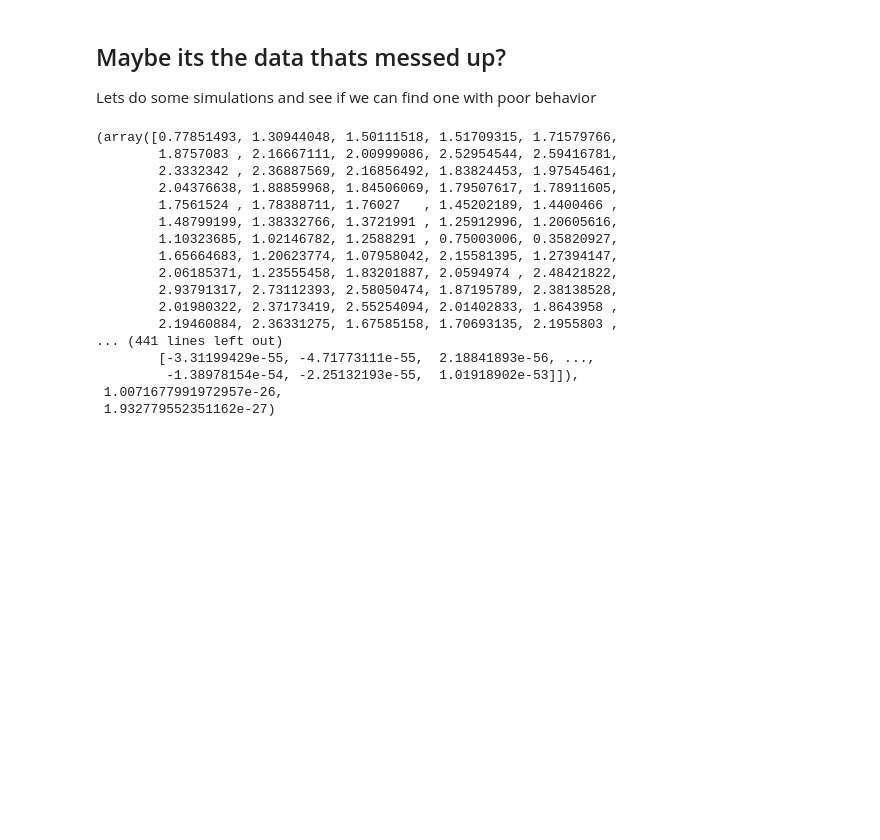
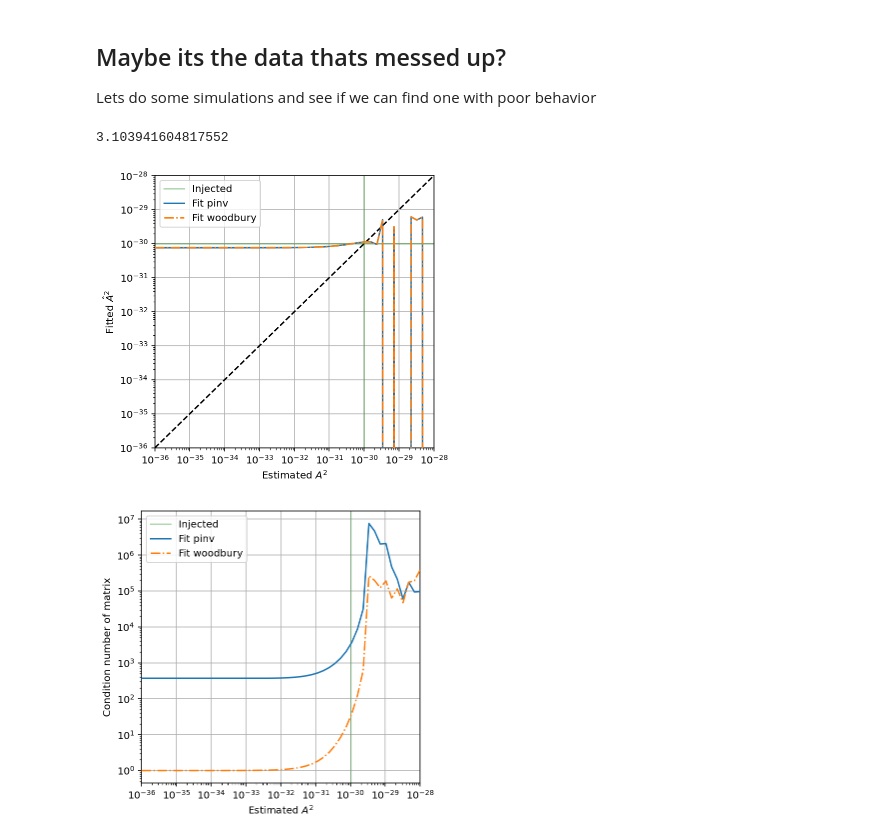
Before and after one commit to GersbachKa/defiant, a Jupyter notebook: notebooks/fixing_numerical_instability.ipynb, the cells around one changed output. Drawn from its saved outputs; the diff is of its cells as text; code cells hidden in the pictures; blank space fills up the shorter version.

```diff
--- a/notebooks/fixing_numerical_instability.ipynb
+++ b/notebooks/fixing_numerical_instability.ipynb
@@ -272,29 +272,14 @@ plt.show()
 
 Lets do some simulations and see if we can find one with poor behavior
 # %%
-# Higher amplitude is more likely to cause stability issues
-psrs,inj_params = mdc1_utils.create_MDC1_like_psrs(gwb_amplitude=1e-13,seed=1232)
+# Higher amplitude is more likely to cause stability issues: 1986
+psrs,inj_params = mdc1_utils.create_MDC1_like_psrs(gwb_amplitude=1e-15,seed=10384,toaerr=0.1)
 
 pta = mdc1_utils.create_MDC1_PTA(psrs)
 
 OS_obj = OptimalStatistic(psrs,pta,'gw')
+
+a2,a2s = OS_obj.compute_OS(inj_params,return_pair_vals=False,pair_covariance=False)
+print(a2/a2s)
+# %% [output]
+3.103941604817552
-# %%
-OS_obj.compute_OS(params=inj_params)
-# %% [output]
-(array([0.77851493, 1.30944048, 1.50111518, 1.51709315, 1.71579766,
-        1.8757083 , 2.16667111, 2.00999086, 2.52954544, 2.59416781,
-        2.3332342 , 2.36887569, 2.16856492, 1.83824453, 1.97545461,
-        2.04376638, 1.88859968, 1.84506069, 1.79507617, 1.78911605,
-        1.7561524 , 1.78388711, 1.76027   , 1.45202189, 1.4400466 ,
-        1.48799199, 1.38332766, 1.3721991 , 1.25912996, 1.20605616,
-        1.10323685, 1.02146782, 1.2588291 , 0.75003006, 0.35820927,
-        1.65664683, 1.20623774, 1.07958042, 2.15581395, 1.27394147,
-        2.06185371, 1.23555458, 1.83201887, 2.0594974 , 2.48421822,
-        2.93791317, 2.73112393, 2.58050474, 1.87195789, 2.38138528,
-        2.01980322, 2.37173419, 2.55254094, 2.01402833, 1.8643958 ,
-        2.19460884, 2.36331275, 1.67585158, 1.70693135, 2.1955803 ,
-... (441 lines left out)
-        [-3.31199429e-55, -4.71773111e-55,  2.18841893e-56, ...,
-         -1.38978154e-54, -2.25132193e-55,  1.01918902e-53]]),
- 1.0071677991972957e-26,
- 1.932779552351162e-27)
@@ -300,0 +332,46 @@ OS_obj.compute_OS(params=inj_params)
+# %%
+a2_est = 10**(2*np.linspace(-18,-14,50))
+out = np.array([fit_a2_from_est_a2(a,'pinv') for a in a2_est])
+a2_fit_pinv = out[:,0]
+cond_pinv = out[:,1]
+
+out = np.array([fit_a2_from_est_a2(a,'woodbury') for a in a2_est])
+a2_fit_wood = out[:,0]
+cond_wood = out[:,1]
+# %%
+plt.figure(figsize=(5,5))
+plt.plot(a2_est,a2_est,'--k')
+plt.xlim([a2_est.min(),a2_est.max()])
+plt.ylim([a2_est.min(),a2_est.max()])
+plt.loglog()
+plt.grid()
+plt.axvline(inj_a2,color='g',label='Injected',alpha=0.3)
+plt.axhline(inj_a2,color='g',alpha=0.3)
+plt.xlabel('Estimated $A^2$')
+plt.ylabel('Fitted $\hat{A}^2$')
+
+
+plt.plot(a2_est,a2_fit_pinv,'-C0',zorder=10,label='Fit pinv')
+plt.plot(a2_est,a2_fit_wood,'-.C1',zorder=10,label='Fit woodbury')
+
+plt.legend()
+plt.show()
+
+
+plt.figure(figsize=(5,5))
+
+plt.xlim([a2_est.min(),a2_est.max()])
+plt.loglog()
+plt.grid()
+plt.axvline(inj_a2,color='g',label='Injected',alpha=0.3)
+plt.xlabel('Estimated $A^2$')
+plt.ylabel('Condition number of matrix')
+
+plt.plot(a2_est,cond_pinv,'-C0',zorder=10,label='Fit pinv')
+plt.plot(a2_est,cond_wood,'-.C1',zorder=10,label='Fit woodbury')
+
+plt.legend()
+plt.show()
+# %% [output]
+[figure, added]
+[figure, added]
```
Also changed, not shown: parts of 5 cells of this notebook, 2 other files.
